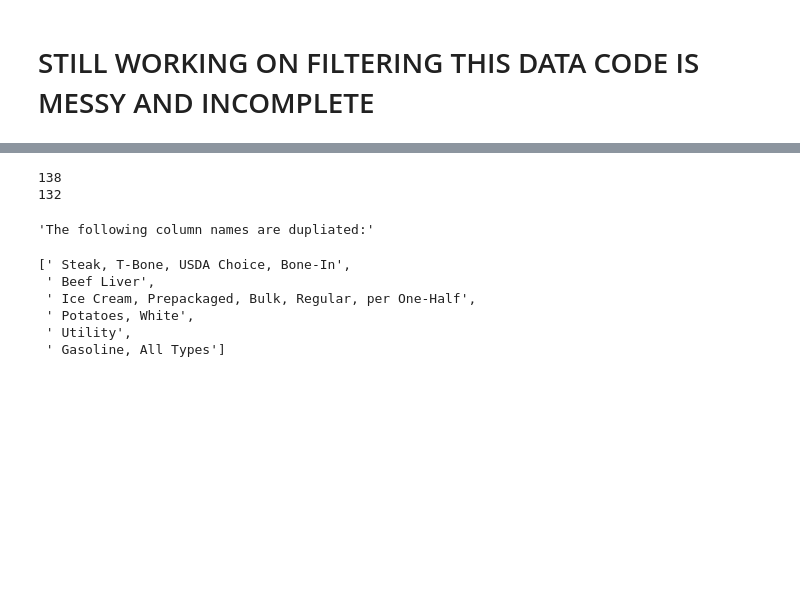
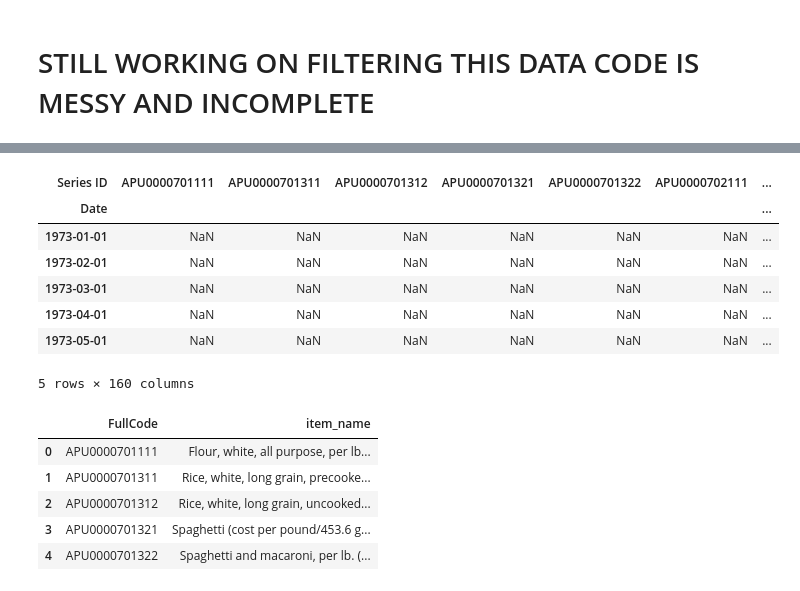
Before and after one commit to Bkeith3248/MGT6203Project, a Jupyter notebook: ProjectNotebook.ipynb, the cells around one changed output, grey strips where cells are left out. Saved outputs shown, nothing was run; the diff lists cells and outputs as text; code cells hidden in the pictures; blank space fills up the shorter version.

Commit message:
Changed source data for item pricing to BLS source and began inital look. Moved all code used previously to legacy

```diff
--- a/ProjectNotebook.ipynb
+++ b/ProjectNotebook.ipynb
@@ -358,21 +322,30 @@ for column in pricing.columns:
-# %%
-print(len(list(pricing.columns.values)))
-
-print(len(list(set(pricing.columns.values))))
-# %% [output]
-138
-132
-# %%
-import collections
-dupe_columns = [item for item, count in collections.Counter(list(pricing.columns.values)).items() if count > 1]
-display('The following column names are dupliated:')
-display(dupe_columns)
-# %% [output]
-'The following column names are dupliated:'
-[' Steak, T-Bone, USDA Choice, Bone-In',
- ' Beef Liver',
- ' Ice Cream, Prepackaged, Bulk, Regular, per One-Half',
- ' Potatoes, White',
- ' Utility',
- ' Gasoline, All Types']
+# %%
+pricing = pd.read_excel('IndividualPricingData_BLS.xlsx',engine='openpyxl',sheet_name = 'BLS Data Series',skiprows=3)
+pricing.set_index('Series ID',inplace = True)
+pricing = pricing.T
+pricing.reset_index(inplace = True)
+pricing.rename(columns = {'index': 'Date'},inplace = True)
+pricing.replace({'\n': ' '}, regex=True,inplace =True)
+pricing["Date"] = pd.to_datetime(pricing.Date, format="%b %Y", dayfirst=True)
+pricing.set_index('Date',inplace = True)
+display(pricing.head())
+
+series_keys = pd.read_excel('IndividualPricingData_BLS.xlsx',engine='openpyxl',sheet_name = 'ItemCodeKeys')
+series_keys = series_keys[['FullCode','item_name']]
+display(series_keys.head())
+# %% [output]
+| Series ID | APU0000701111 | APU0000701311 | APU0000701312 | APU0000701321 | APU0000701322 | APU0000702111 | ... |
+| Date |  |  |  |  |  |  | ... |
+| 1973-01-01 | NaN | NaN | NaN | NaN | NaN | NaN | ... |
+| 1973-02-01 | NaN | NaN | NaN | NaN | NaN | NaN | ... |
+| 1973-03-01 | NaN | NaN | NaN | NaN | NaN | NaN | ... |
+| 1973-04-01 | NaN | NaN | NaN | NaN | NaN | NaN | ... |
+| 1973-05-01 | NaN | NaN | NaN | NaN | NaN | NaN | ... |
+5 rows × 160 columns
+|  | FullCode | item_name |
+| 0 | APU0000701111 | Flour, white, all purpose, per lb... |
+| 1 | APU0000701311 | Rice, white, long grain, precooke... |
+| 2 | APU0000701312 | Rice, white, long grain, uncooked... |
+| 3 | APU0000701321 | Spaghetti (cost per pound/453.6 g... |
+| 4 | APU0000701322 | Spaghetti and macaroni, per lb. (... |
 # %%
```
Also changed, not shown: parts of 4 cells of this notebook, 3 other files.
